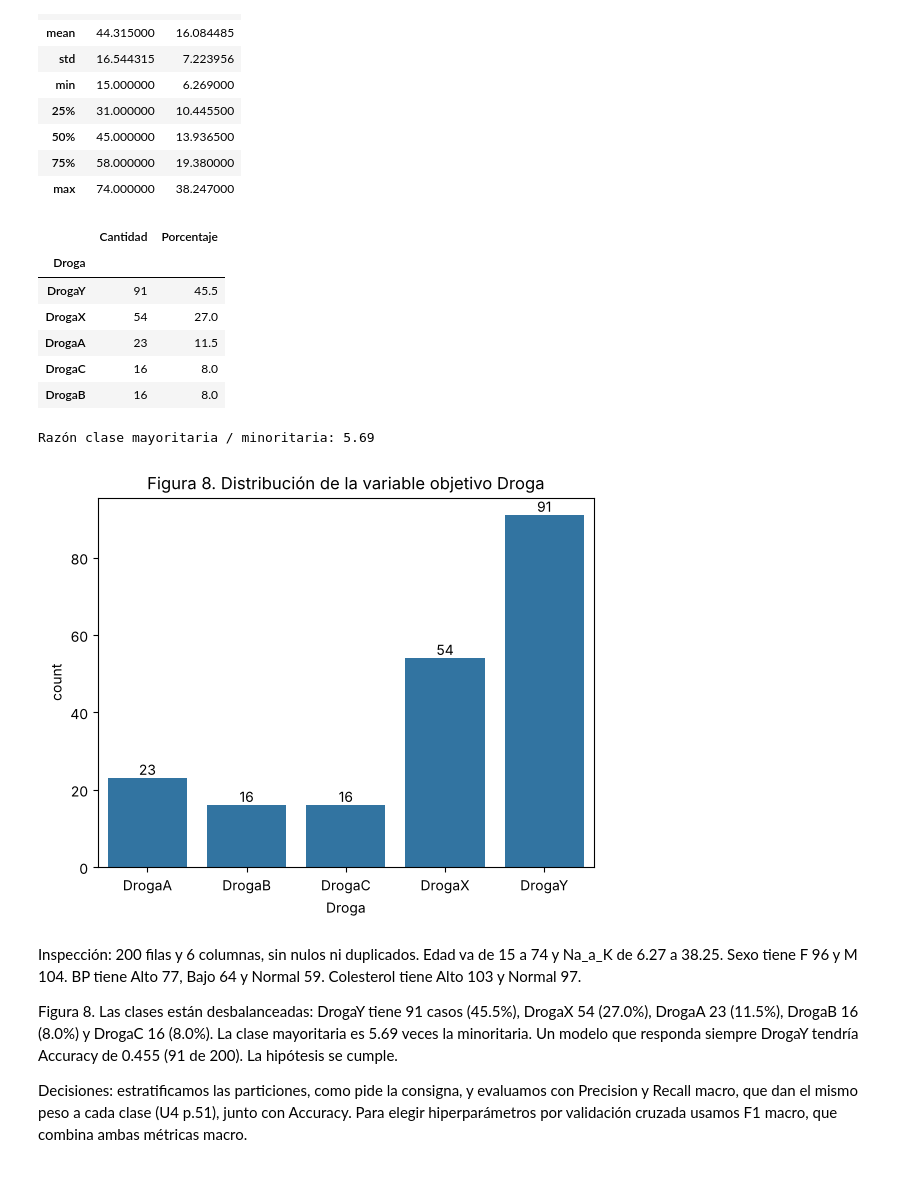
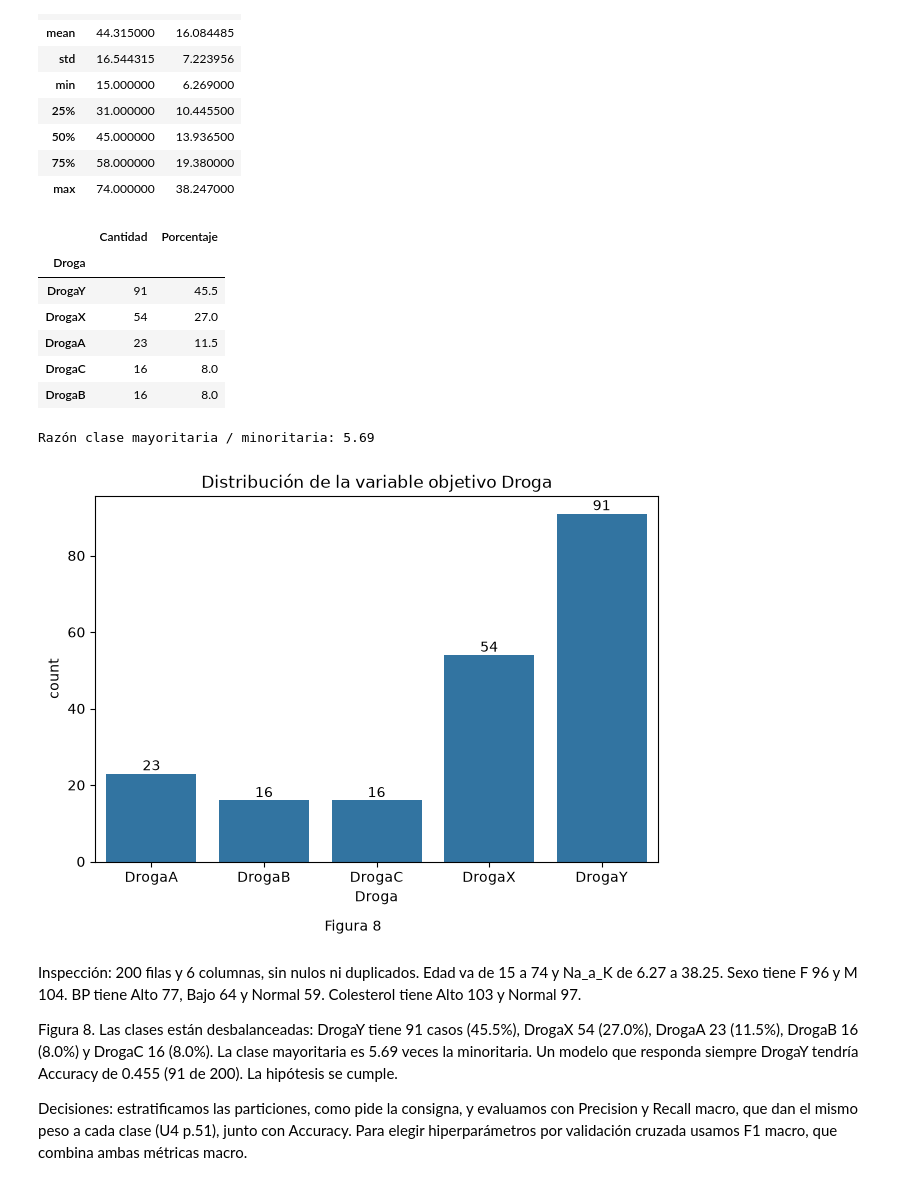
Before and after one commit to winttita/TP_MD_Frank_Winter, a Jupyter notebook: TP2/TP2_MD_Frank_Winter.ipynb, the cells around one changed output. Cells and saved outputs as stored; diff of their text form; code cells hidden in the pictures.

```diff
--- a/TP2/TP2_MD_Frank_Winter.ipynb
+++ b/TP2/TP2_MD_Frank_Winter.ipynb
@@ -14,7 +14,7 @@ import matplotlib.pyplot as plt
 import seaborn as sns
 
 from sklearn.model_selection import train_test_split, GridSearchCV, cross_val_score
-from sklearn.compose import make_column_transformer
+from sklearn.compose import ColumnTransformer, make_column_transformer
 from sklearn.pipeline import make_pipeline
 from sklearn.preprocessing import OneHotEncoder, OrdinalEncoder, StandardScaler, KBinsDiscretizer
 from sklearn.tree import DecisionTreeRegressor, DecisionTreeClassifier, plot_tree
@@ -26,31 +26,38 @@ from sklearn.metrics import (mean_absolute_error, mean_squared_error, accuracy_s
 SEED = 63  # random_state de todas las particiones y modelos
 
 
-# Adaptado de U2_Reducción_de_la_dimensionalidad.ipynb, celda 15
-def plot_correlation_heatmap(corr, title):
+# Agrega "Figura n" debajo del gráfico.
+def numerar(n):
+    plt.tight_layout(rect=(0, 0.04, 1, 1))
+    plt.figtext(0.5, 0.01, f"Figura {n}", ha="center", va="bottom")
+
+
+# Dibuja una matriz de correlación como mapa de calor, con su título y número de figura.
+def plot_correlation_heatmap(corr, title, n):
     ax = sns.heatmap(corr, vmin=-1, vmax=1, center=0,
                      cmap=sns.diverging_palette(20, 220, n=200),
                      square=True, annot=True, annot_kws={'size': 8})
     ax.set_xticklabels(ax.get_xticklabels(), rotation=45, horizontalalignment='right')
     plt.title(title)
+    numerar(n)
     plt.show()
 
 
-# Adaptado de U4_DesicionTreeClassifier.ipynb, celda 3 (métricas) y U4 p.51 (average='macro')
+# Devuelve Precision y Recall macro (promedio simple entre clases) y Accuracy.
 def metricas(y, pred):
     return {"Precision macro": precision_score(y, pred, average="macro", zero_division=0),
             "Recall macro": recall_score(y, pred, average="macro", zero_division=0),
             "Accuracy": accuracy_score(y, pred)}
 
 
-def plot_cms(items, titulo):
-    """items: lista de (y_real, y_pred, título). Una matriz de confusión por panel."""
+# Dibuja una matriz de confusión por cada (y real, y predicho, título) de la lista.
+def plot_cms(items, titulo, n):
     fig, axes = plt.subplots(1, len(items), figsize=(5.5 * len(items), 4.8))
     for ax, (y, p, t) in zip(np.atleast_1d(axes), items):
         ConfusionMatrixDisplay.from_predictions(y, p, ax=ax, cmap="Blues", colorbar=False)
         ax.set_title(t)
     plt.suptitle(titulo)
-    plt.tight_layout()
+    numerar(n)
     plt.show()
 # %% [markdown]
 # Parte A: regresión (1000_Companies.csv)
@@ -504,27 +472,28 @@ Droga: {'DrogaA': 23, 'DrogaB': 16, 'DrogaC': 16, 'DrogaX': 54, 'DrogaY': 91}
 | 75% | 58.000000 | 19.380000 |
 | max | 74.000000 | 38.247000 |
 # %%
-# Adaptado de U4_DesicionTreeClassifier.ipynb, celdas 3 y 10 (balance de clases)
+# Balance de clases
 cantidad = dd["Droga"].value_counts()
 balance = pd.DataFrame({"Cantidad": cantidad, "Porcentaje": (cantidad / len(dd) * 100).round(1)})
 display(balance)
 print("Razón clase mayoritaria / minoritaria:", round(cantidad.max() / cantidad.min(), 2))
 
 orden = sorted(dd["Droga"].unique())
 ax = sns.countplot(data=dd, x="Droga", order=orden)
 ax.bar_label(ax.containers[0])
-plt.title("Figura 8. Distribución de la variable objetivo Droga")
+plt.title("Distribución de la variable objetivo Droga")
+numerar(8)
 plt.show()
 # %% [output]
 |  | Cantidad | Porcentaje |
 | Droga |  |  |
 | DrogaY | 91 | 45.5 |
 | DrogaX | 54 | 27.0 |
 | DrogaA | 23 | 11.5 |
 | DrogaC | 16 | 8.0 |
 | DrogaB | 16 | 8.0 |
 Razón clase mayoritaria / minoritaria: 5.69
-[figure, old version]
+[figure, new version]
 # %% [markdown]
 Inspección: 200 filas y 6 columnas, sin nulos ni duplicados. Edad va de 15 a 74 y Na_a_K de 6.27 a 38.25. Sexo tiene F 96 y M 104. BP tiene Alto 77, Bajo 64 y Normal 59. Colesterol tiene Alto 103 y Normal 97.
 
```
Also changed, not shown: parts of 44 cells of this notebook.
